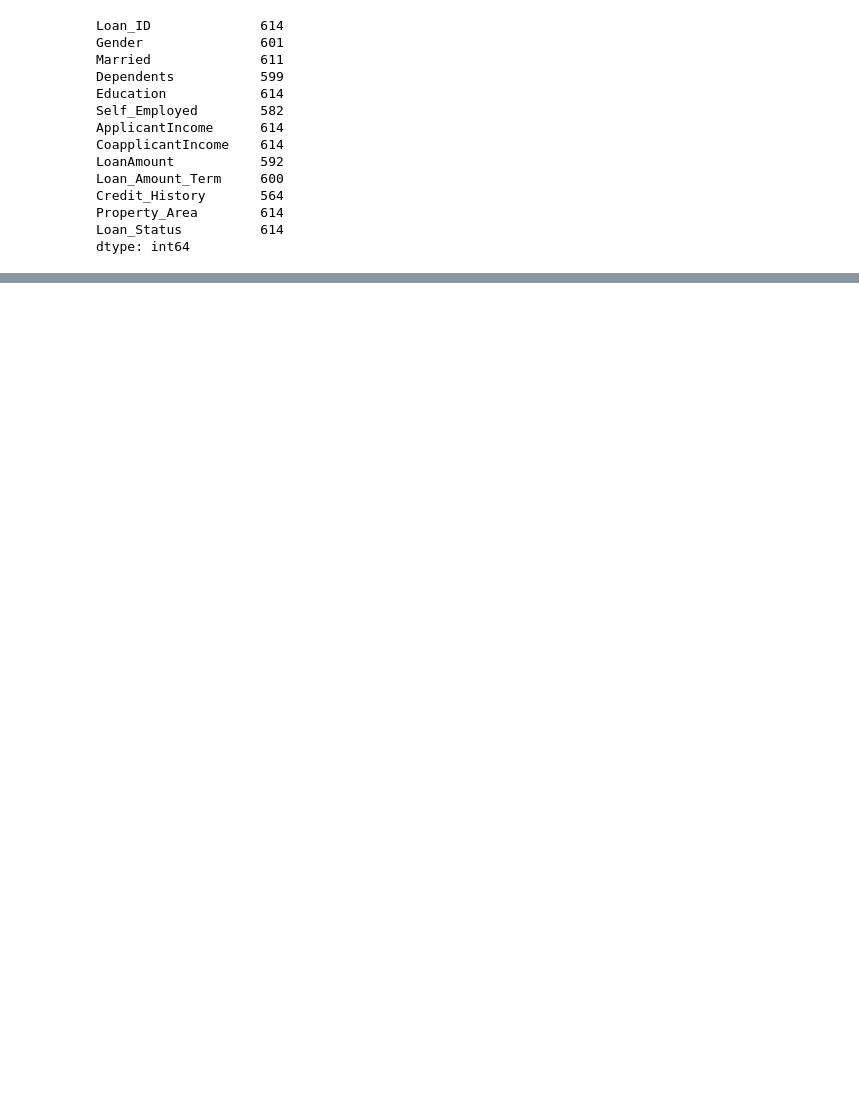
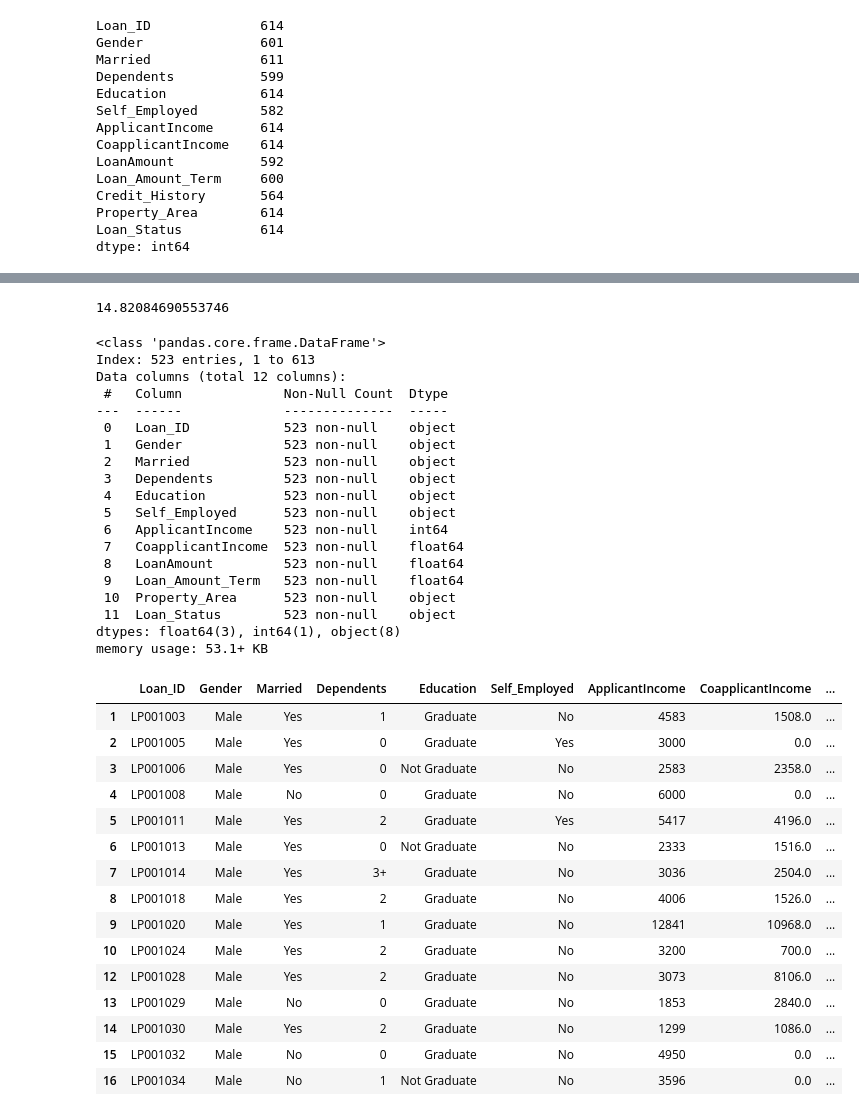
Before and after one commit to syedali254/Data-science, a Jupyter notebook: ML.ipynb, the cells around one changed output, grey strips where cells are left out. Drawn from its saved outputs; the diff is of its cells as text; code cells hidden in the pictures; blank space fills up the shorter version.

```diff
--- a/ML.ipynb
+++ b/ML.ipynb
@@ -81,0 +88,48 @@ plt.show()
+# %%
+#drop just missing rows
+df.dropna(inplace=True)
+# %%
+(91/614)*100  # 14 percent of actual data removed so might be possible they contain important data hence see the scenario before choosing Delte Strategy
+# %% [output]
+14.82084690553746
+# %%
+#--------------------------------------------Fill the Missing Data----------------------------
+
+df.info()
+df.head(15)
+# %% [output]
+<class 'pandas.core.frame.DataFrame'>
+Index: 523 entries, 1 to 613
+Data columns (total 12 columns):
+ #   Column             Non-Null Count  Dtype
+---  ------             --------------  -----
+ 0   Loan_ID            523 non-null    object
+ 1   Gender             523 non-null    object
+ 2   Married            523 non-null    object
+ 3   Dependents         523 non-null    object
+ 4   Education          523 non-null    object
+ 5   Self_Employed      523 non-null    object
+ 6   ApplicantIncome    523 non-null    int64
+ 7   CoapplicantIncome  523 non-null    float64
+ 8   LoanAmount         523 non-null    float64
+ 9   Loan_Amount_Term   523 non-null    float64
+ 10  Property_Area      523 non-null    object
+ 11  Loan_Status        523 non-null    object
+dtypes: float64(3), int64(1), object(8)
+memory usage: 53.1+ KB
+|  | Loan_ID | Gender | Married | Dependents | Education | Self_Employed | ApplicantIncome | CoapplicantIncome | ... |
+| 1 | LP001003 | Male | Yes | 1 | Graduate | No | 4583 | 1508.0 | ... |
+| 2 | LP001005 | Male | Yes | 0 | Graduate | Yes | 3000 | 0.0 | ... |
+| 3 | LP001006 | Male | Yes | 0 | Not Graduate | No | 2583 | 2358.0 | ... |
+| 4 | LP001008 | Male | No | 0 | Graduate | No | 6000 | 0.0 | ... |
+| 5 | LP001011 | Male | Yes | 2 | Graduate | Yes | 5417 | 4196.0 | ... |
+| 6 | LP001013 | Male | Yes | 0 | Not Graduate | No | 2333 | 1516.0 | ... |
+| 7 | LP001014 | Male | Yes | 3+ | Graduate | No | 3036 | 2504.0 | ... |
+| 8 | LP001018 | Male | Yes | 2 | Graduate | No | 4006 | 1526.0 | ... |
+| 9 | LP001020 | Male | Yes | 1 | Graduate | No | 12841 | 10968.0 | ... |
+| 10 | LP001024 | Male | Yes | 2 | Graduate | No | 3200 | 700.0 | ... |
+| 12 | LP001028 | Male | Yes | 2 | Graduate | No | 3073 | 8106.0 | ... |
+| 13 | LP001029 | Male | No | 0 | Graduate | No | 1853 | 2840.0 | ... |
+| 14 | LP001030 | Male | Yes | 2 | Graduate | No | 1299 | 1086.0 | ... |
+| 15 | LP001032 | Male | No | 0 | Graduate | No | 4950 | 0.0 | ... |
+| 16 | LP001034 | Male | No | 1 | Not Graduate | No | 3596 | 0.0 | ... |
```
Also changed, not shown: parts of 7 cells of this notebook, 17 other files.
